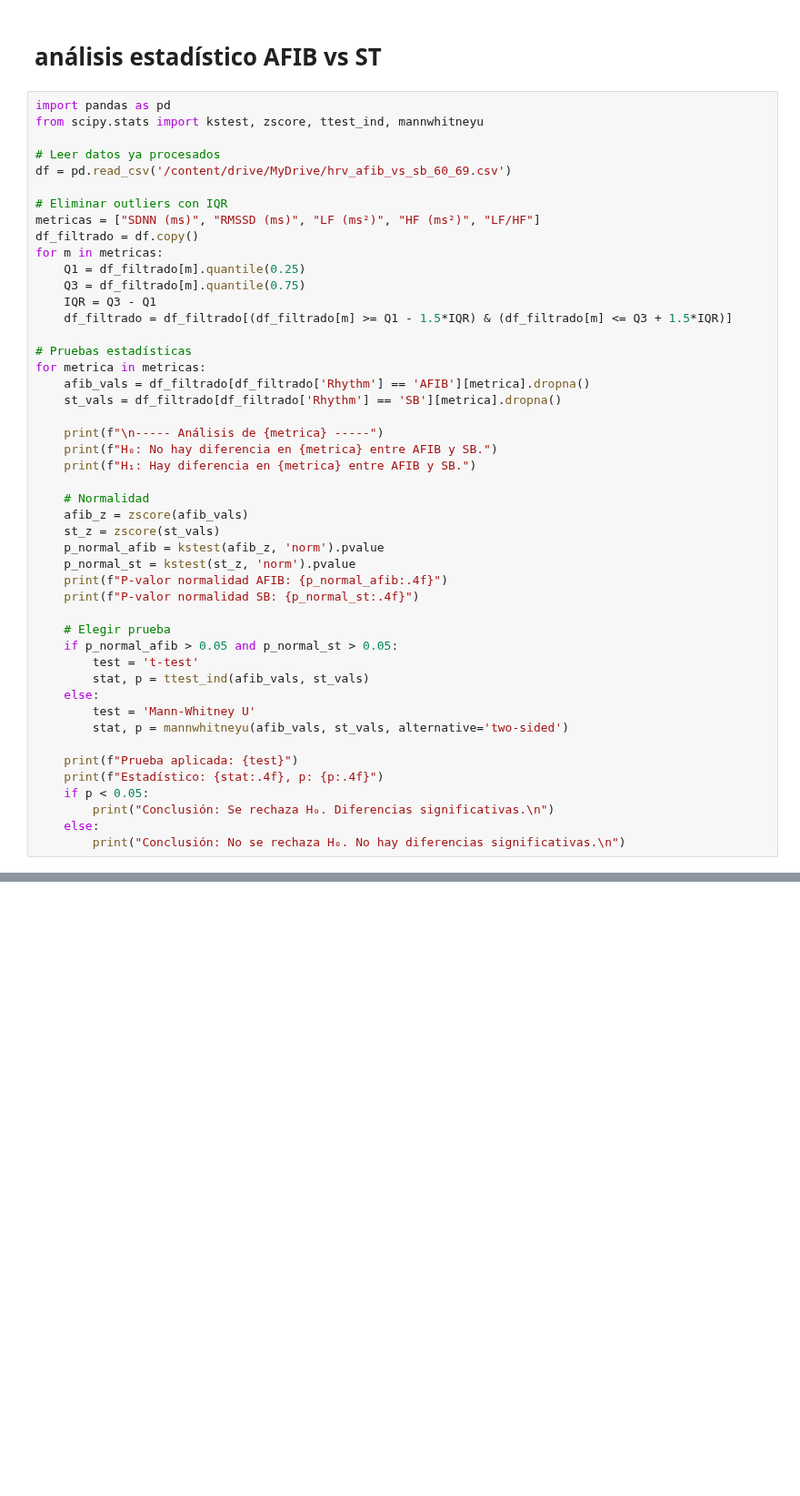
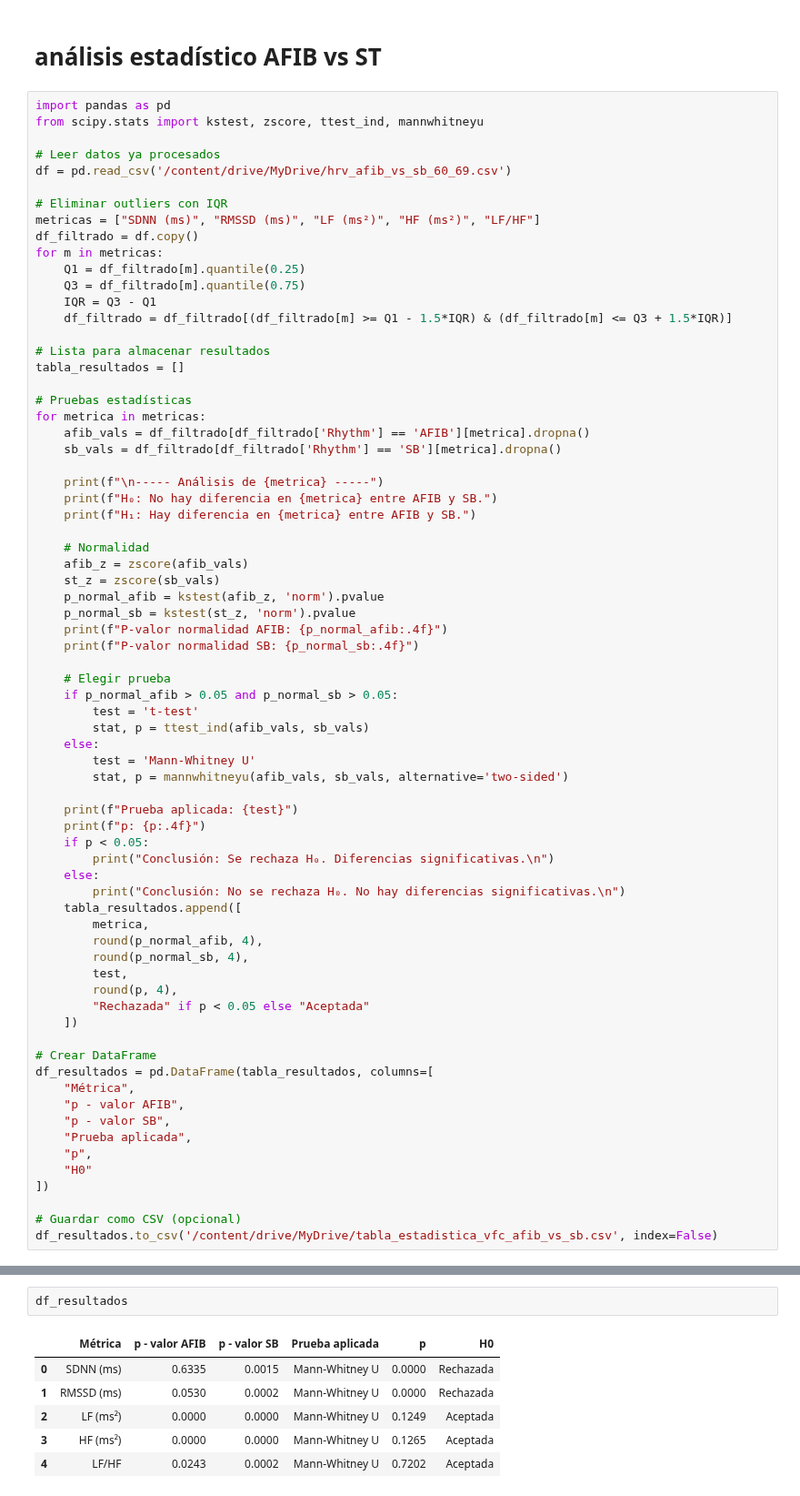
Before and after one commit to LisethTiria/Biosenales-2025-1, a Jupyter notebook: proyecto2_ecg_/HRV_analisis_pryecto_1.ipynb, the cells around one changed output, grey strips where cells are left out. Shown at 91% size. Saved outputs shown, nothing was run; the diff lists cells and outputs as text; blank space fills up the shorter version.

```diff
--- a/proyecto2_ecg_/HRV_analisis_pryecto_1.ipynb
+++ b/proyecto2_ecg_/HRV_analisis_pryecto_1.ipynb
@@ -196,10 +196,13 @@ for m in metricas:
     IQR = Q3 - Q1
     df_filtrado = df_filtrado[(df_filtrado[m] >= Q1 - 1.5*IQR) & (df_filtrado[m] <= Q3 + 1.5*IQR)]
 
+# Lista para almacenar resultados
+tabla_resultados = []
+
 # Pruebas estadísticas
 for metrica in metricas:
     afib_vals = df_filtrado[df_filtrado['Rhythm'] == 'AFIB'][metrica].dropna()
-    st_vals = df_filtrado[df_filtrado['Rhythm'] == 'SB'][metrica].dropna()
+    sb_vals = df_filtrado[df_filtrado['Rhythm'] == 'SB'][metrica].dropna()
 
     print(f"\n----- Análisis de {metrica} -----")
     print(f"H₀: No hay diferencia en {metrica} entre AFIB y SB.")
@@ -207,26 +210,47 @@ for metrica in metricas:
 
     # Normalidad
     afib_z = zscore(afib_vals)
-    st_z = zscore(st_vals)
+    st_z = zscore(sb_vals)
     p_normal_afib = kstest(afib_z, 'norm').pvalue
-    p_normal_st = kstest(st_z, 'norm').pvalue
+    p_normal_sb = kstest(st_z, 'norm').pvalue
     print(f"P-valor normalidad AFIB: {p_normal_afib:.4f}")
-    print(f"P-valor normalidad SB: {p_normal_st:.4f}")
+    print(f"P-valor normalidad SB: {p_normal_sb:.4f}")
 
     # Elegir prueba
-    if p_normal_afib > 0.05 and p_normal_st > 0.05:
+    if p_normal_afib > 0.05 and p_normal_sb > 0.05:
         test = 't-test'
-        stat, p = ttest_ind(afib_vals, st_vals)
+        stat, p = ttest_ind(afib_vals, sb_vals)
     else:
         test = 'Mann-Whitney U'
-        stat, p = mannwhitneyu(afib_vals, st_vals, alternative='two-sided')
+        stat, p = mannwhitneyu(afib_vals, sb_vals, alternative='two-sided')
 
     print(f"Prueba aplicada: {test}")
-    print(f"Estadístico: {stat:.4f}, p: {p:.4f}")
+    print(f"p: {p:.4f}")
     if p < 0.05:
         print("Conclusión: Se rechaza H₀. Diferencias significativas.\n")
     else:
         print("Conclusión: No se rechaza H₀. No hay diferencias significativas.\n")
+    tabla_resultados.append([
+        metrica,
+        round(p_normal_afib, 4),
+        round(p_normal_sb, 4),
+        test,
+        round(p, 4),
+        "Rechazada" if p < 0.05 else "Aceptada"
+    ])
+
+# Crear DataFrame
+df_resultados = pd.DataFrame(tabla_resultados, columns=[
+    "Métrica",
+    "p - valor AFIB",
+    "p - valor SB",
+    "Prueba aplicada",
+    "p",
+    "H0"
+])
+
+# Guardar como CSV (opcional)
+df_resultados.to_csv('/content/drive/MyDrive/tabla_estadistica_vfc_afib_vs_sb.csv', index=False)
 # %% [output]
 ----- Análisis de SDNN (ms) -----
 H₀: No hay diferencia en SDNN (ms) entre AFIB y SB.
@@ -247,4 +271,13 @@ Estadístico: 90582.5000, p: 0.7202
 Conclusión: No se rechaza H₀. No hay diferencias significativas.
+# %%
+df_resultados
+# %% [output]
+|  | Métrica | p - valor AFIB | p - valor SB | Prueba aplicada | p | H0 |
+| 0 | SDNN (ms) | 0.6335 | 0.0015 | Mann-Whitney U | 0.0000 | Rechazada |
+| 1 | RMSSD (ms) | 0.0530 | 0.0002 | Mann-Whitney U | 0.0000 | Rechazada |
+| 2 | LF (ms²) | 0.0000 | 0.0000 | Mann-Whitney U | 0.1249 | Aceptada |
+| 3 | HF (ms²) | 0.0000 | 0.0000 | Mann-Whitney U | 0.1265 | Aceptada |
+| 4 | LF/HF | 0.0243 | 0.0002 | Mann-Whitney U | 0.7202 | Aceptada |
 # %%
 import seaborn as sns
 # Leer los datos ya filtrados (puede ser el mismo que usaste para análisis)
```
Also changed, not shown: parts of 1 cell of this notebook.
